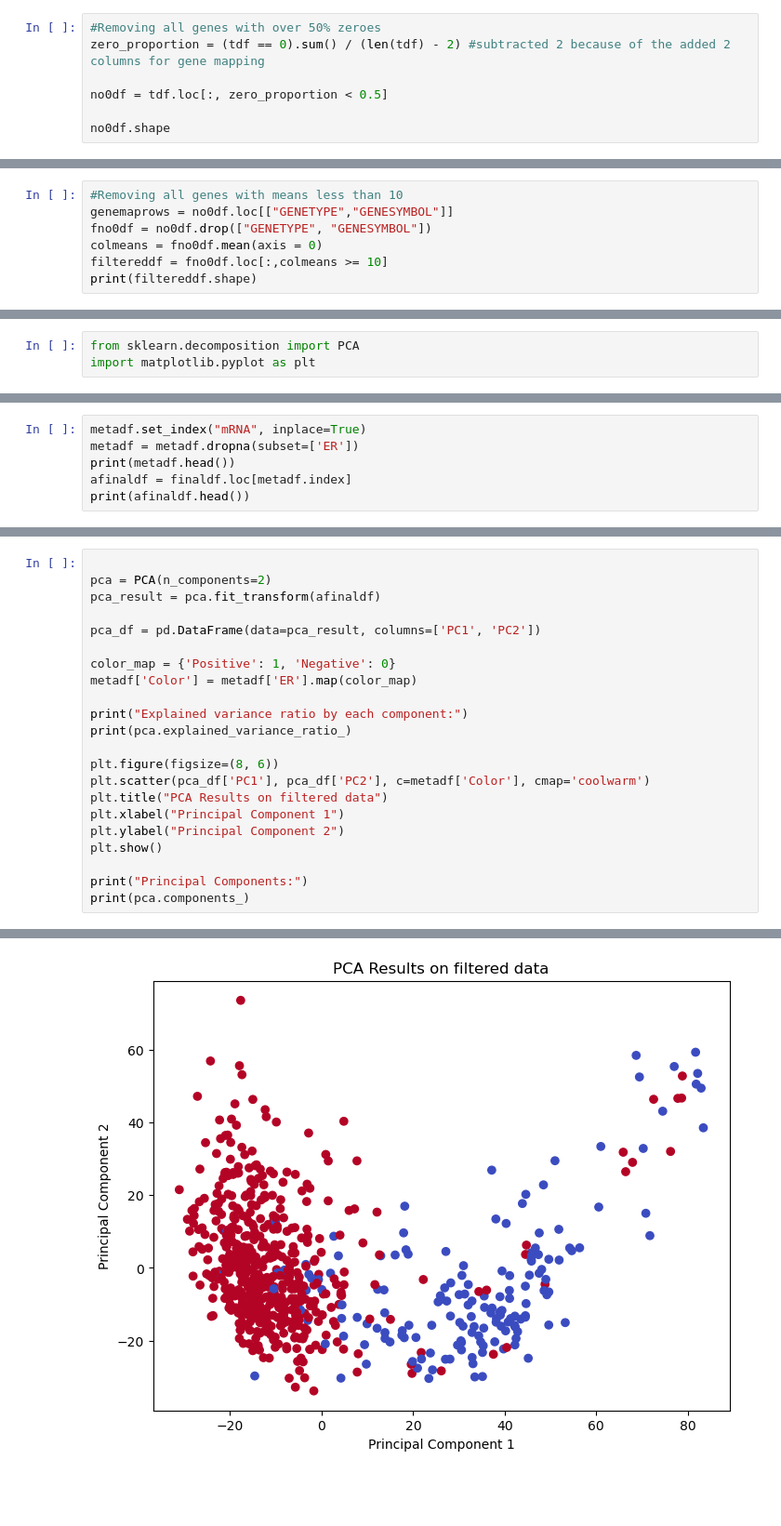
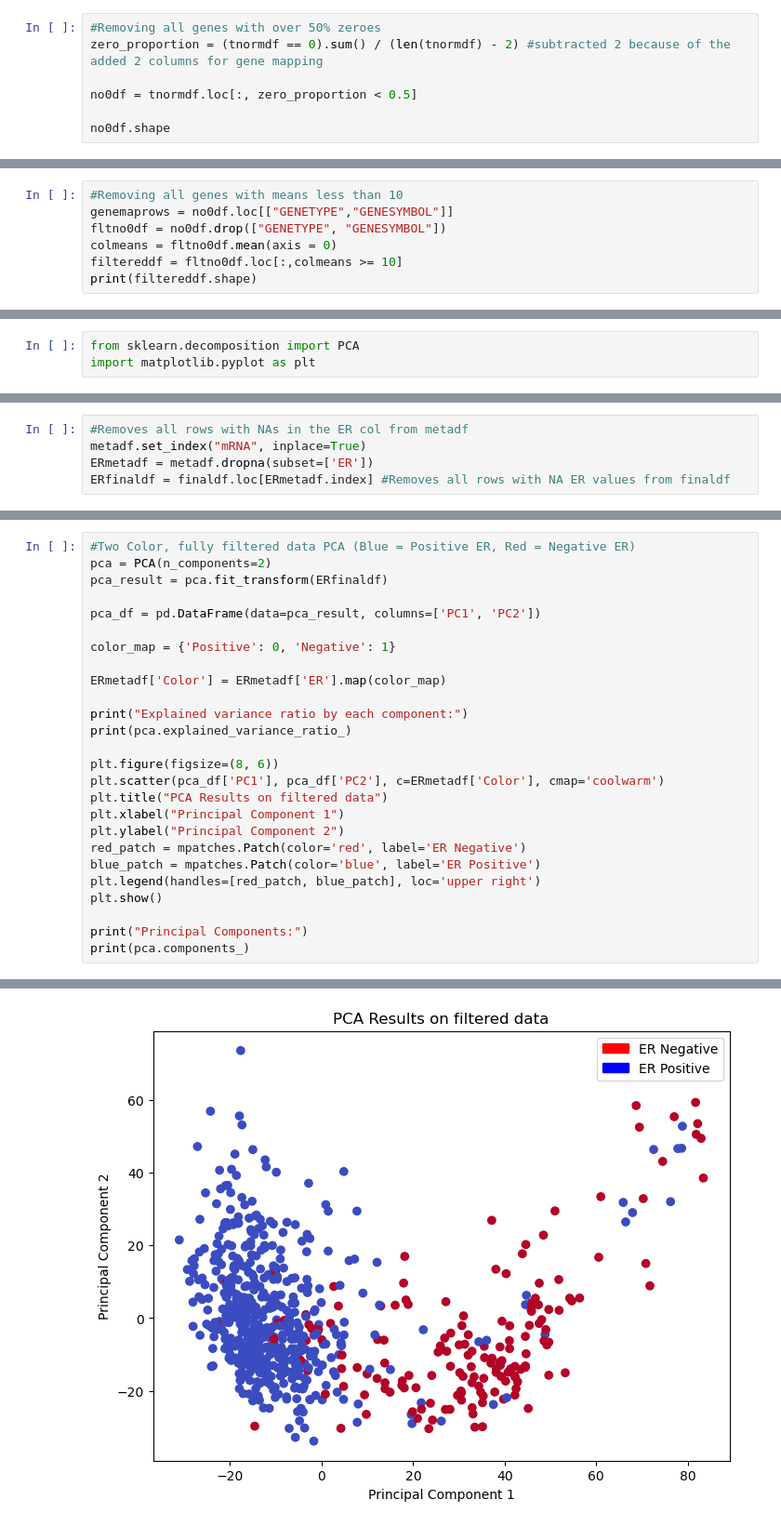
Before and after one commit to mjkim1001/DATA481-Breast_Cancer, a Jupyter notebook: Nick/Code/NormExpDataFilterScript.ipynb, the cells around one changed output, grey strips where cells are left out. Shown at 93% size. Saved outputs shown, nothing was run; the diff lists cells and outputs as text; blank space fills up the shorter version.

```diff
--- a/Nick/Code/NormExpDataFilterScript.ipynb
+++ b/Nick/Code/NormExpDataFilterScript.ipynb
@@ -38,9 +38,9 @@ print(tdf.shape)
 (785, 19944)
 # %%
 #Removing all genes with over 50% zeroes
-zero_proportion = (tdf == 0).sum() / (len(tdf) - 2) #subtracted 2 because of the added 2 columns for gene mapping
+zero_proportion = (tnormdf == 0).sum() / (len(tnormdf) - 2) #subtracted 2 because of the added 2 columns for gene mapping
 
-no0df = tdf.loc[:, zero_proportion < 0.5]
+no0df = tnormdf.loc[:, zero_proportion < 0.5]
 
 no0df.shape
 # %% [output]
@@ -48,9 +48,9 @@ no0df.shape
 # %%
 #Removing all genes with means less than 10
 genemaprows = no0df.loc[["GENETYPE","GENESYMBOL"]]
-fno0df = no0df.drop(["GENETYPE", "GENESYMBOL"])
-colmeans = fno0df.mean(axis = 0)
-filtereddf = fno0df.loc[:,colmeans >= 10]
+fltno0df = no0df.drop(["GENETYPE", "GENESYMBOL"])
+colmeans = fltno0df.mean(axis = 0)
+filtereddf = fltno0df.loc[:,colmeans >= 10]
 print(filtereddf.shape)
 # %% [output]
 (783, 8094)
@@ -94,6 +74,0 @@ metadf.head()
-# %%
-metadf.set_index("mRNA", inplace=True)
-metadf = metadf.dropna(subset=['ER'])
-print(metadf.head())
-afinaldf = finaldf.loc[metadf.index]
-print(afinaldf.head())
@@ -136,0 +75,5 @@ TCGA-A1-A0SF-01A-11R-A144-07  Positive  Positive  Negative
+# %%
+#Removes all rows with NAs in the ER col from metadf
+metadf.set_index("mRNA", inplace=True)
+ERmetadf = metadf.dropna(subset=['ER'])
+ERfinaldf = finaldf.loc[ERmetadf.index] #Removes all rows with NA ER values from finaldf
@@ -137,21 +87,25 @@ TCGA-A1-A0SF-01A-11R-A144-07  Positive  Positive  Negative
 # %%
-
+#Two Color, fully filtered data PCA (Blue = Positive ER, Red = Negative ER)
 pca = PCA(n_components=2)
-pca_result = pca.fit_transform(afinaldf)
+pca_result = pca.fit_transform(ERfinaldf)
 
 pca_df = pd.DataFrame(data=pca_result, columns=['PC1', 'PC2'])
 
-color_map = {'Positive': 1, 'Negative': 0}
-metadf['Color'] = metadf['ER'].map(color_map)
+color_map = {'Positive': 0, 'Negative': 1}
+
+ERmetadf['Color'] = ERmetadf['ER'].map(color_map)
 
 print("Explained variance ratio by each component:")
 print(pca.explained_variance_ratio_)
 
 plt.figure(figsize=(8, 6))
-plt.scatter(pca_df['PC1'], pca_df['PC2'], c=metadf['Color'], cmap='coolwarm')
+plt.scatter(pca_df['PC1'], pca_df['PC2'], c=ERmetadf['Color'], cmap='coolwarm')
 plt.title("PCA Results on filtered data")
 plt.xlabel("Principal Component 1")
 plt.ylabel("Principal Component 2")
+red_patch = mpatches.Patch(color='red', label='ER Negative')
+blue_patch = mpatches.Patch(color='blue', label='ER Positive')
+plt.legend(handles=[red_patch, blue_patch], loc='upper right')
 plt.show()
 
 print("Principal Components:")
@@ -162 +121 @@ Explained variance ratio by each component:
-[figure, old version]
+[figure, new version]
```
Also changed, not shown: parts of 23 cells of this notebook.
